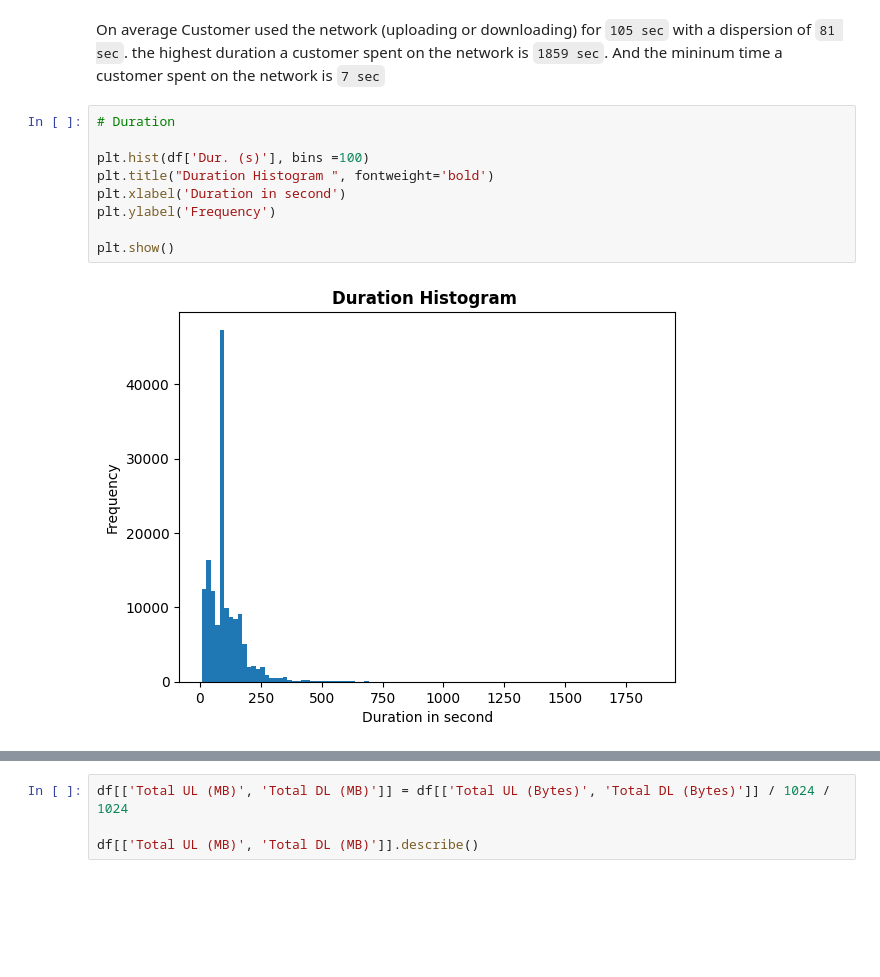
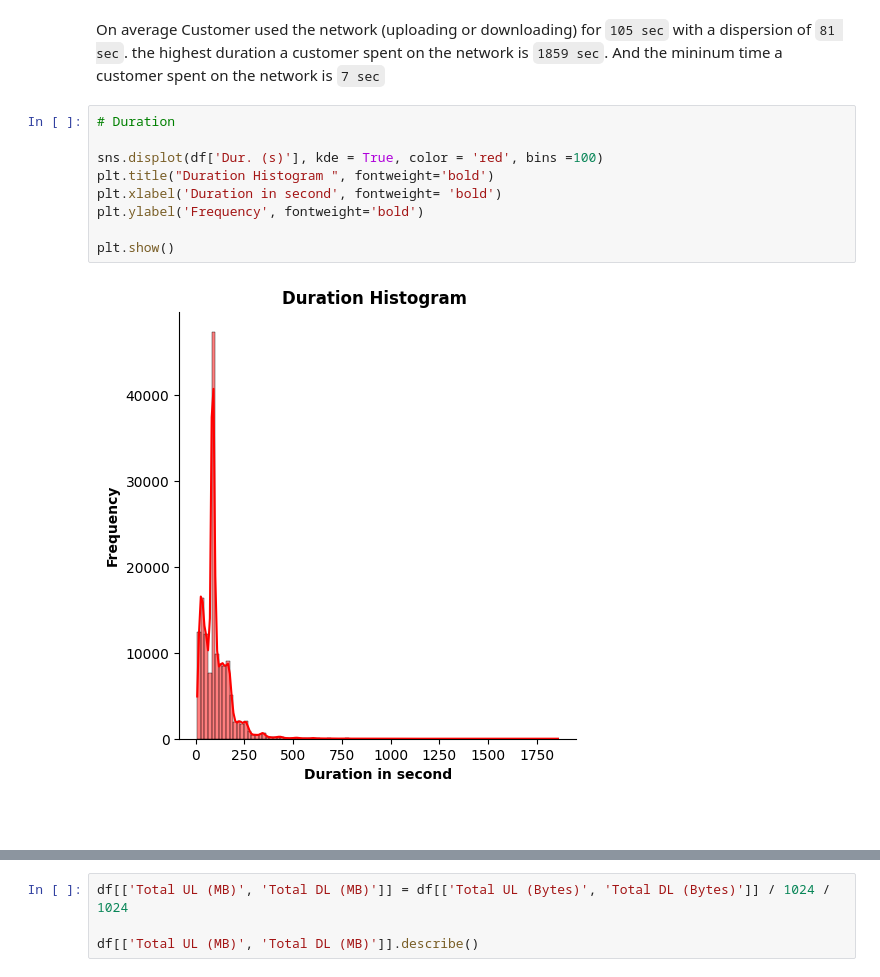
Before and after one commit to Roseco-crs/10Academy_week_1_Telecom_Industry, a Jupyter notebook: code/extract_data.ipynb, the cells around one changed output, grey strips where cells are left out. Drawn from its saved outputs; the diff is of its cells as text; blank space fills up the shorter version.

```diff
--- a/code/extract_data.ipynb
+++ b/code/extract_data.ipynb
@@ -161,12 +161,14 @@ On average Customer used the network (uploading or downloading) for `105 sec` wi
 # %%
 # Duration
 
-plt.hist(df['Dur. (s)'], bins =100)
+sns.displot(df['Dur. (s)'], kde = True, color = 'red', bins =100)
 plt.title("Duration Histogram ", fontweight='bold')
-plt.xlabel('Duration in second')
-plt.ylabel('Frequency')
+plt.xlabel('Duration in second', fontweight= 'bold')
+plt.ylabel('Frequency', fontweight='bold')
 
 plt.show()
 # %% [output]
-[figure, old version]
+[figure, new version]
+# %% [markdown]
+####
 # %%
```
Also changed, not shown: parts of 7 cells of this notebook.
